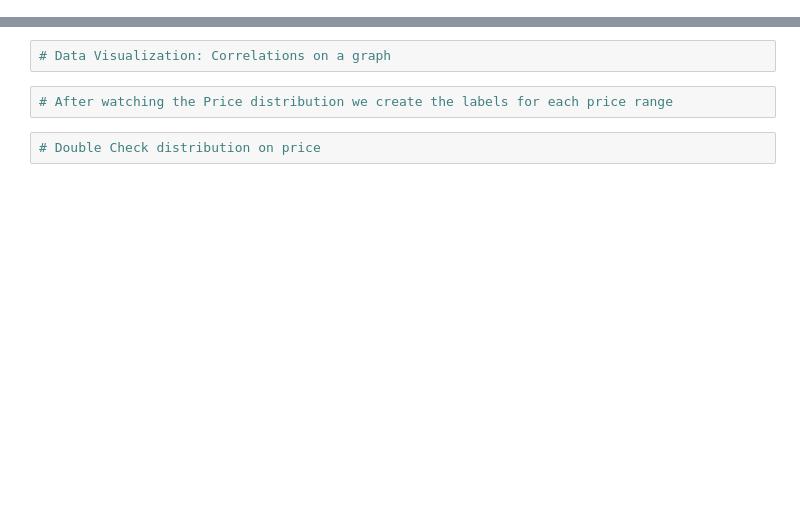
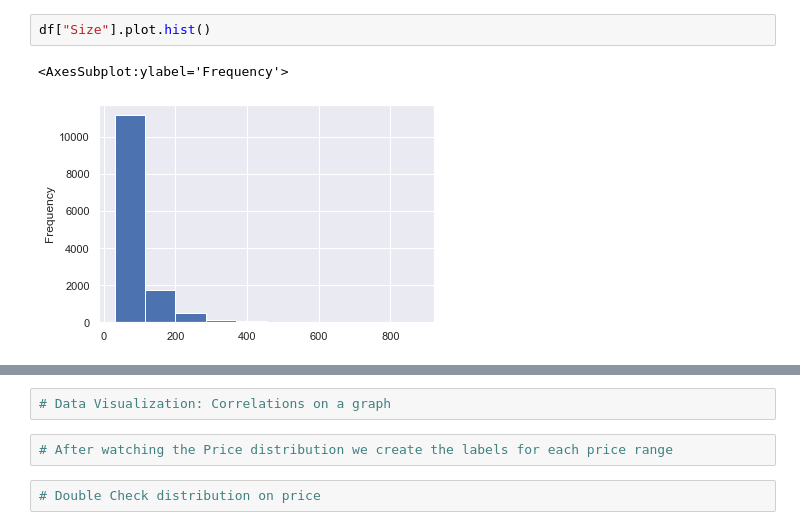
Before and after one commit to danielhp97/BI_Assignment3, a Jupyter notebook: main.ipynb, the cells around one changed output, grey strips where cells are left out. Drawn from its saved outputs; the diff is of its cells as text; blank space fills up the shorter version.

```diff
--- a/main.ipynb
+++ b/main.ipynb
@@ -201,0 +172,5 @@ lon_min = data.loc[data['Longitude'] != 0].min()
+# %%
+df["Size"].plot.hist()
+# %% [output]
+<AxesSubplot:ylabel='Frequency'>
+[figure, added]
```
Also changed, not shown: parts of 48 cells of this notebook, 2 other files.
